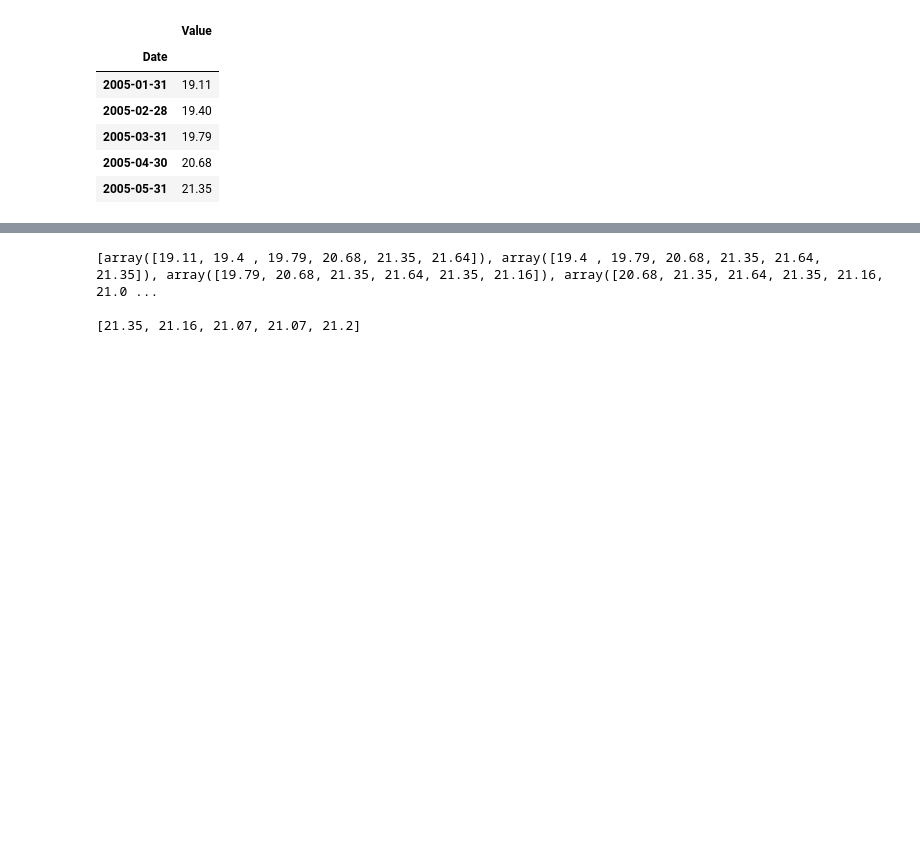
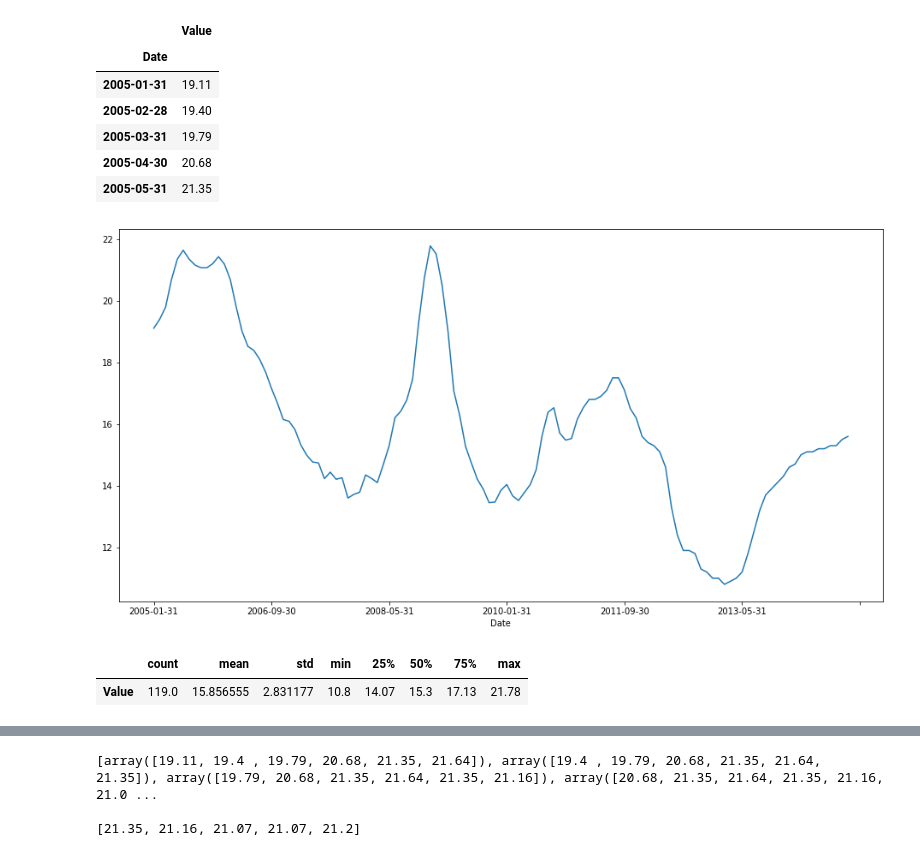
Before and after one commit to FGalvao77/Modelo-Simples-para-Prever-S-ries-Temporais-, a Jupyter notebook: Modelo Simples para Prever Séries Temporais Usando Machine Learning em Python.ipynb, the cells around one changed output, grey strips where cells are left out. Drawn from its saved outputs; the diff is of its cells as text; code cells hidden in the pictures; blank space fills up the shorter version.

```diff
--- a/Modelo Simples para Prever Séries Temporais Usando Machine Learning em Python.ipynb
+++ b/Modelo Simples para Prever Séries Temporais Usando Machine Learning em Python.ipynb
@@ -37,3 +37,14 @@ data.head()
 | 2005-03-31 | 19.79 |
 | 2005-04-30 | 20.68 |
 | 2005-05-31 | 21.35 |
+# %%
+# gráfico de linha da série temporal
+data['Value'].plot(figsize=(16,8));
+# %% [output]
+[figure, added]
+# %%
+# estatística descritiva dos dados
+data.describe().T
+# %% [output]
+|  | count | mean | std | min | 25% | 50% | 75% | max |
+| Value | 119.0 | 15.856555 | 2.831177 | 10.8 | 14.07 | 15.3 | 17.13 | 21.78 |
```
Also changed, not shown: parts of 10 cells of this notebook.
